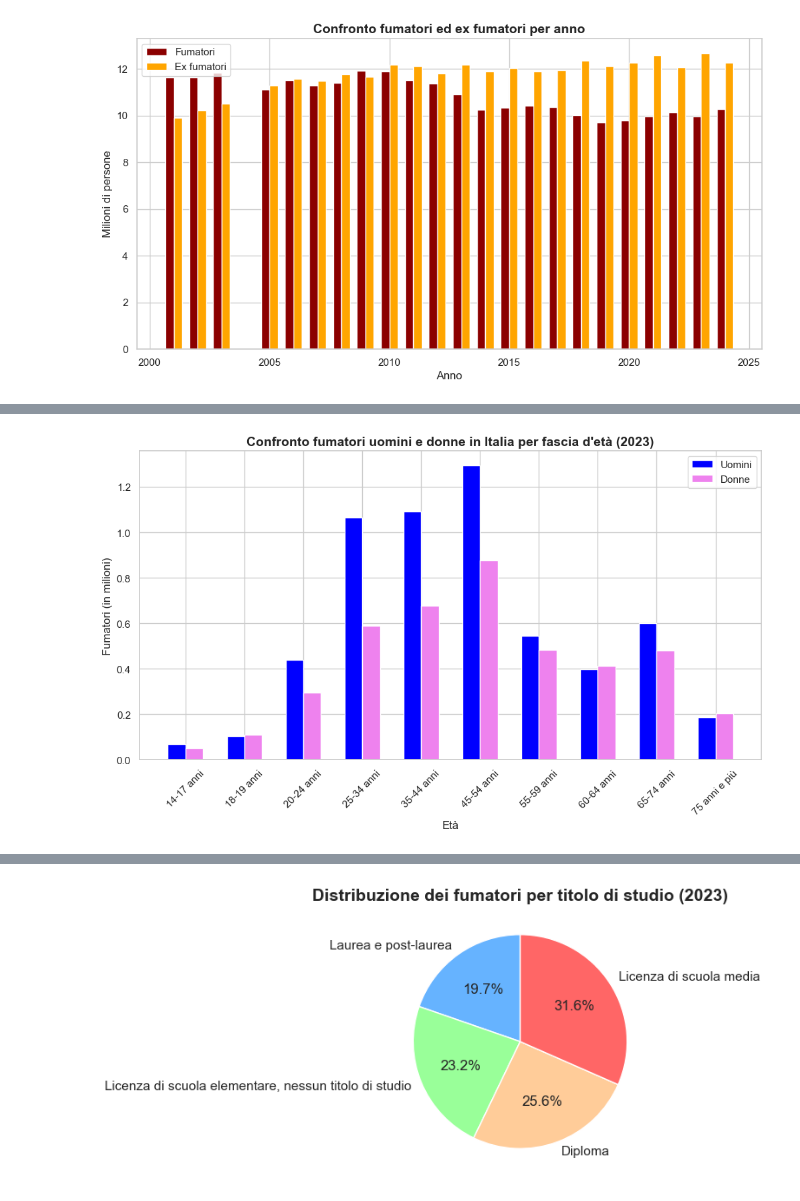
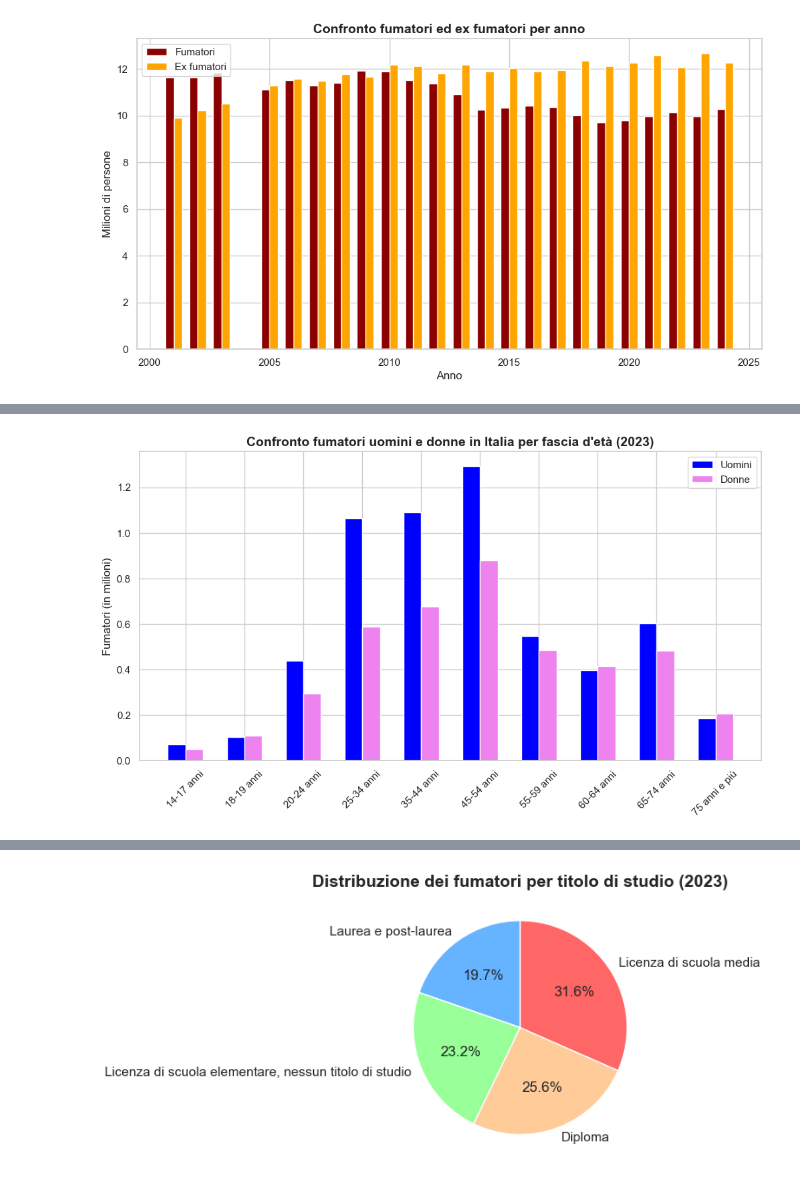
Before and after one commit to FilippoCarini/VisualizzazioneScientifica, a Jupyter notebook: codice.ipynb, the cells around one changed output, grey strips where cells are left out. Cells and saved outputs as stored; diff of their text form; code cells hidden in the pictures.

```diff
--- a/codice.ipynb
+++ b/codice.ipynb
@@ -154,32 +190,32 @@ plt.show()
 df_filtered = df[(df["TIME_PERIOD"] == 2023) &
                  (df["MEASURE"] == 'THV') &
                  (df["DATA_TYPE"] == '14_FUMO_SI') &
                  (df["AGE"] != 'Y_GE14')]
 
 df_filtered['Osservazione'] = df_filtered['Osservazione'] / 1000 # conversione in milioni
 #separazione per sesso
 uomini = df_filtered[df_filtered["Sesso"] == "Maschi"]
 donne = df_filtered[df_filtered["Sesso"] == "Femmine"]
 
 # Creazione del grafico a barre affiancate
 plt.figure(figsize=(12, 6))
 
 #estrazione dei valori
 width = 0.3  # larghezza delle barre
 #numero di fasce d'età
 x = np.arange(len(uomini))
 #creazione delle due barre, messe affiancate
 plt.bar(x - width/2, uomini["Osservazione"], width=width, label="Uomini", color='blue')
 plt.bar(x + width/2, donne["Osservazione"], width=width, label="Donne", color='violet')
 #rotazione etichette asse x
 plt.xticks(x, uomini["Età"], rotation=45)
 
 plt.xticks(rotation=45)  # ruota le etichette di 45°
 
 plt.legend()
-plt.xlabel("Età")
+plt.xlabel("")
 plt.ylabel("Fumatori (in milioni)")
 plt.title("Confronto fumatori uomini e donne in Italia per fascia d'età (2023)",fontsize=14, fontweight="bold")
 plt.show()
 # %% [output]
-[figure, old version]
+[figure, new version]
```
Also changed, not shown: parts of 10 cells of this notebook.
